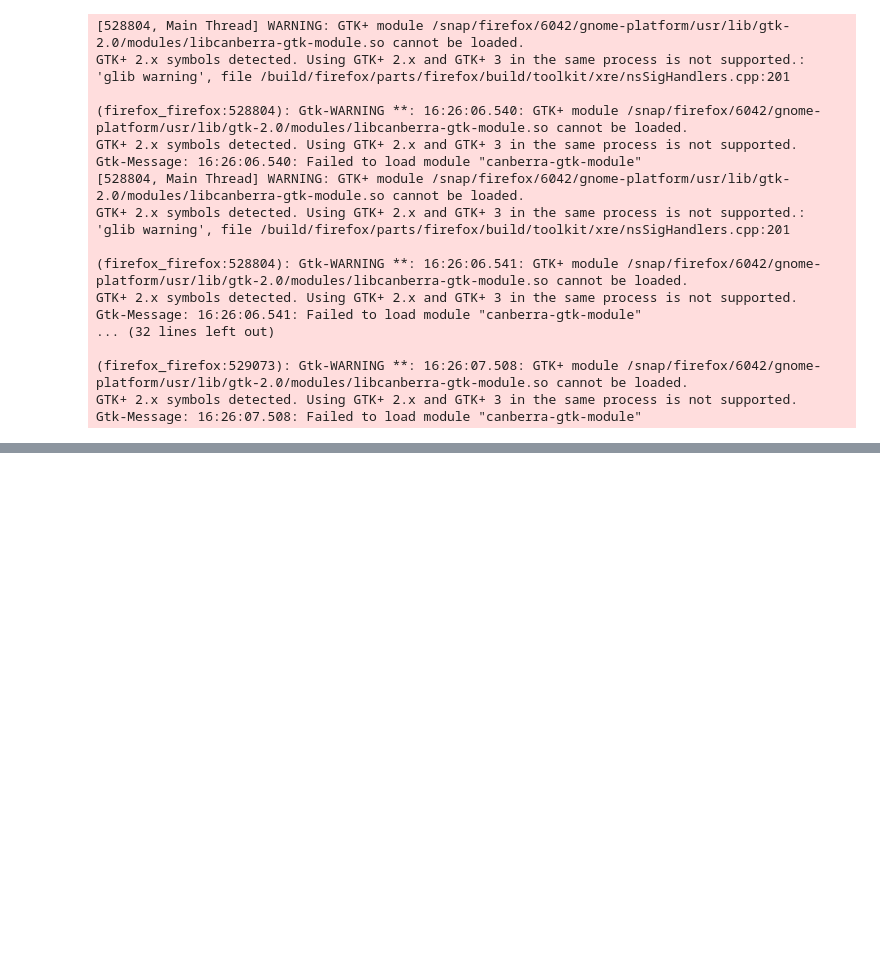
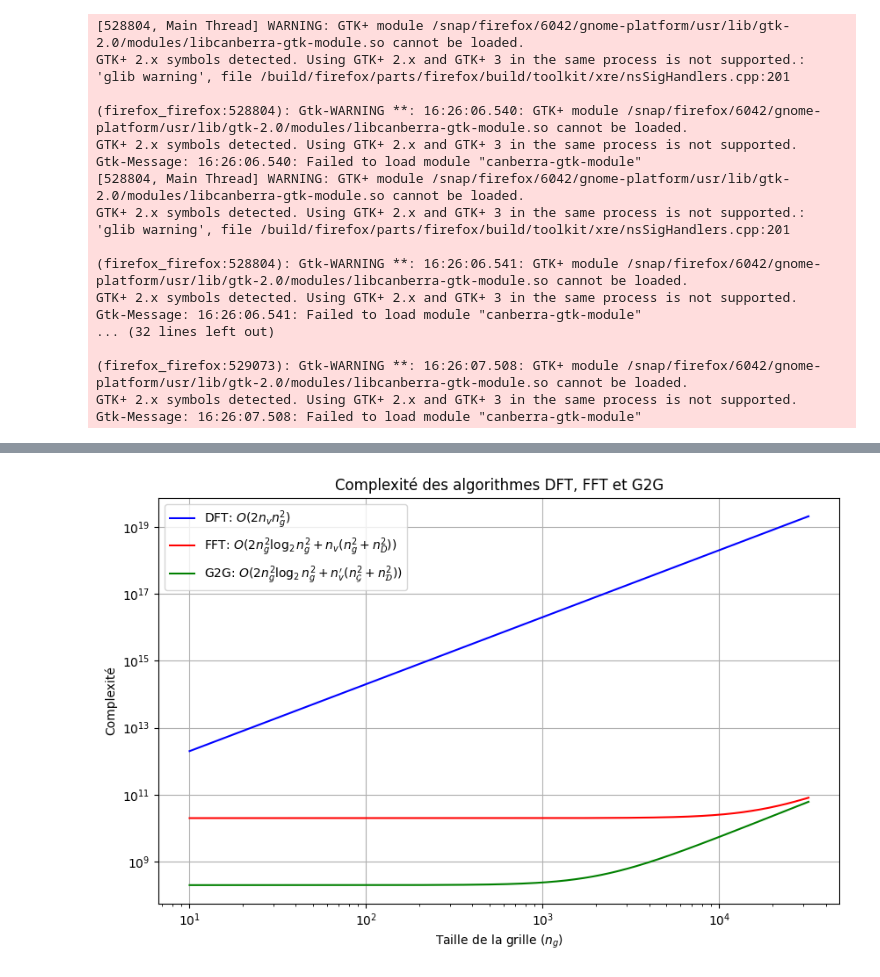
Before and after one commit to Ophelie-Renaud/simsdp-generic-imaging-pipeline, a Jupyter notebook: experimental_result_data/experimental_result_data.ipynb, the cells around one changed output, grey strips where cells are left out. Cells and saved outputs as stored; diff of their text form; code cells hidden in the pictures; blank space fills up the shorter version.

```diff
--- a/experimental_result_data/experimental_result_data.ipynb
+++ b/experimental_result_data/experimental_result_data.ipynb
@@ -538,0 +703,31 @@ Gtk-Message: 11:20:26.189: Not loading module "atk-bridge": The functionality is
+# %%
+import numpy as np
+import matplotlib.pyplot as plt
+
+# Définir les variables
+n_g = np.logspace(1, np.log10(32000), 500)  # Taille de la grille de 10 à 32,000
+n_v = 10**10  # Nombre de vecteurs (visibilités)
+n_G = 1  # Valeur fixe pour le kernel de gridding
+n_D = 1  # Valeur fixe pour le kernel de degridding
+n_v_prime = 10**8  # Nombre de visibilités compressées
+
+# Calculer les complexités
+DFT_complexity = 2 * n_v * n_g**2
+FFT_complexity = 2 * n_g**2 * np.log2(n_g**2) + n_v * (n_G**2 + n_D**2)
+G2G_complexity = 2 * n_g**2 * np.log2(n_g**2) + n_v_prime * (n_G**2 + n_D**2)
+
+# Tracer les courbes
+plt.figure(figsize=(10, 6))
+plt.plot(n_g, DFT_complexity, label='DFT: $O(2n_v n_g^2)$', color='blue')
+plt.plot(n_g, FFT_complexity, label='FFT: $O(2n_g^2 \\log_2 n_g^2 + n_v (n_g^2 + n_D^2))$', color='red')
+plt.plot(n_g, G2G_complexity, label='G2G: $O(2n_g^2 \\log_2 n_g^2 + n_v\' (n_{\\mathcal{G}}^2 + n_{\\mathcal{D}}^2))$', color='green')
+plt.xlabel('Taille de la grille ($n_g$)')
+plt.ylabel('Complexité')
+plt.title('Complexité des algorithmes DFT, FFT et G2G')
+plt.legend()
+plt.grid(True)
+plt.xscale('log')
+plt.yscale('log')
+plt.show()
+# %% [output]
+[figure, added]
```
Also changed, not shown: parts of 4 cells of this notebook, 7 other files.
